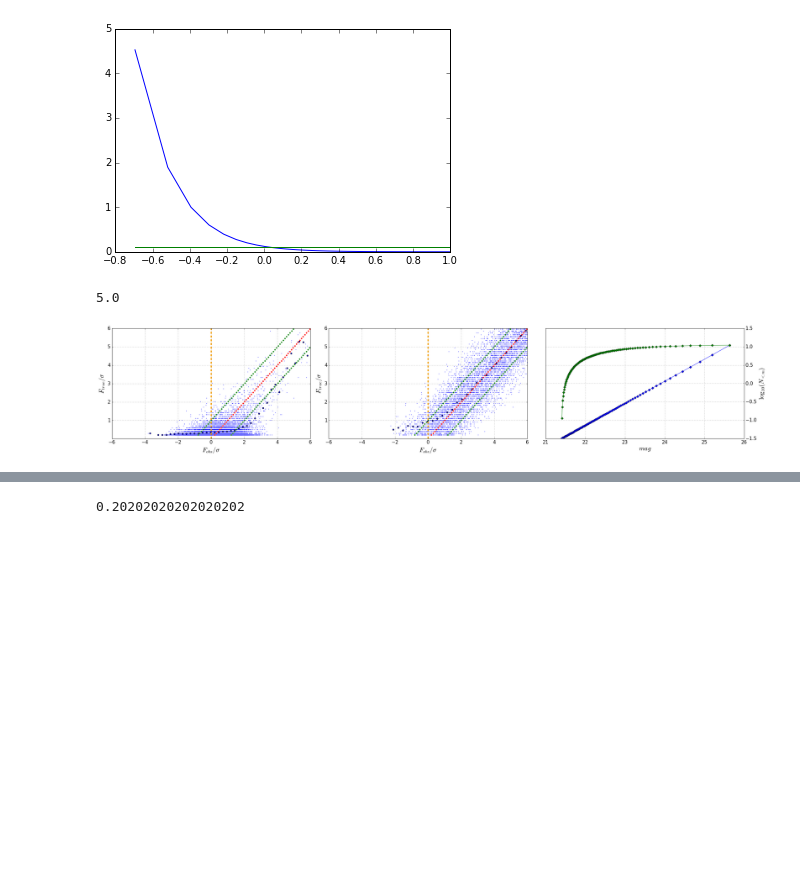
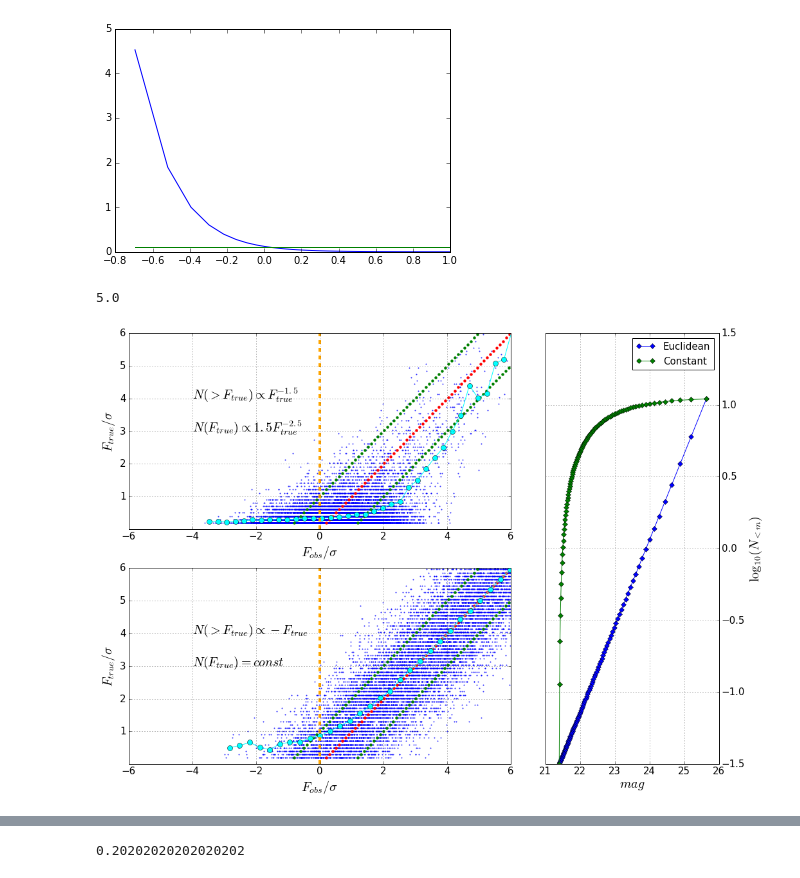
Before and after one commit to suberlak/S82analysis, a Jupyter notebook: code/iPTF_poster_plots_ver2.ipynb, the cells around one changed output, grey strips where cells are left out. Cells and saved outputs as stored; diff of their text form; code cells hidden in the pictures; blank space fills up the shorter version.

Commit message:
adding Euclidean prior...

```diff
--- a/code/iPTF_poster_plots_ver2.ipynb
+++ b/code/iPTF_poster_plots_ver2.ipynb
@@ -119,10 +119,24 @@ cdf = rv_discrete.cdf(x)
 # %% [output]
 TypeError: unbound method cdf() must be called with rv_discrete instance as first argument (got ndarray instance instead)
 # %%
+%matplotlib inline
 # compare Euclidean and constant counts...
 fig,ax = plt.subplots(1,3, figsize=(12,4))
 
 # Flux
+fmin = 0
+fmax = 1
+n_points_f_true = 100
+
+f_true = np.linspace(fmin, fmax, n_points_f_true)
+sigma = np.percentile(f_true,10)
+x_true = f_true / sigma
+
+# grab only points that are far enough from 0
+# that the number of counts does not become exponentially large...
+mask_close_zero = x_true>0.2
+sorted_x = np.sort(x_true[mask_close_zero])
+
 F = sorted_x
 delF = F[1]-F[0]
 
@@ -145,6 +159,7 @@ ax[2].set_ylabel(r'$p(N(F))$')
 ax[2].set_title('pdf (Flux) ')
 
 # Euclidean distribution of N vs Flux
+n0 = 50
 euc_ccdf_count = n0*F **(-1.5)
 euc_ccdf_norm  = euc_ccdf_count / euc_ccdf_count[0]
 calib = 1e-29
@@ -277,7 +301,29 @@ ax.plot(np.log10(F), const_pdf_norm)
 # %%
-# define canvas object ....
+# define canvas object using gridspec
 %matplotlib inline
-fig, ax= plt.subplots(1,3,figsize=(30,6))
+
+import matplotlib.gridspec as gridspec
+fig = plt.figure(figsize=(17,12))
+gs = gridspec.GridSpec(2, 3)
+ax = dict()
+ax[0] = plt.subplot(gs[0, :2])
+ax[1] = plt.subplot(gs[1, :2])
+ax[2] = plt.subplot(gs[:2, 2])
+for i in range(len(ax)):
+    ax[i].tick_params(axis='both', which='major', labelsize=15)
+
+ax[0].set_ylabel(r'$F_{true} / \sigma$', fontsize=20)
+ax[0].set_xlabel(r'$F_{obs} / \sigma$', fontsize=20)
+ax[1].set_ylabel(r'$F_{true} / \sigma$', fontsize=20)
+ax[1].set_xlabel(r'$F_{obs} / \sigma$', fontsize=20)
+ax[2].set_ylabel(r'$\log_{10}(N_{<m})$', fontsize=20)
+ax[2].set_xlabel(r'$mag$', fontsize=20)
+gs.update(left=0.15,hspace=0.2,wspace=0.2)
+
+# Plotting mean F_true :
+marker_size = 8
+marker_color = 'cyan'
+marker_type = 'o'
 
 # Generate f_true
 fmin = 0
@@ -298,7 +344,7 @@ sorted_x = np.sort(x_true[mask_close_zero])
 ##    DEFINE   EUCLIDEAN AND  CONSTANT  DISTRIBUTIONS
 
 
-scale = 1000
+scale = 2000
 # Euclidean distribution of N vs Flux
 euc_ccdf_count = F **(-1.5)
 euc_ccdf_norm  = euc_ccdf_count / euc_ccdf_count[0]
@@ -361,13 +407,13 @@ for i in range(len(sorted_x)):
     x_obs_flatten =  np.append(x_obs_flatten,x_obs_i)
     x_true_flatten = np.append(x_true_flatten, x_true_arr)
 
-# Plot the mean x_true binned along x_obs :
+# OVERPLOT MEAN X_TRUE BINNED ALONG X_OBS
 
 from scipy.stats import binned_statistic
 stats = binned_statistic(x=x_obs_flatten, values=x_true_flatten, statistic='mean', bins=50)
 statistic, bin_edges, bin_number = stats[0], stats[1], stats[2]
 bin_center = (bin_edges[:-1] + bin_edges[1:])/2
-ax[0].scatter(bin_center, statistic)
+ax[0].plot(bin_center, statistic,  marker = marker_type, color=marker_color, markersize=marker_size)
 
 
 ## PLOT CONSTANT  DISTRIBUTION
@@ -403,64 +449,60 @@ for i in range(len(sorted_x)):
     x_obs_flatten =  np.append(x_obs_flatten,x_obs_i)
     x_true_flatten = np.append(x_true_flatten, x_true_arr)
 
-# Plot the mean x_true binned along x_obs :
+# OVERPLOT MEAN X_TRUE BINNED ALONG X_OBS
 
 from scipy.stats import binned_statistic
 stats = binned_statistic(x=x_obs_flatten, values=x_true_flatten, statistic='mean', bins=50)
 statistic, bin_edges, bin_number = stats[0], stats[1], stats[2]
 bin_center = (bin_edges[:-1] + bin_edges[1:])/2
-ax[1].scatter(bin_center, statistic)
-
-# LABELS ,  LIMITS .....
+ax[1].plot(bin_center, statistic, marker = marker_type, color=marker_color, markersize=marker_size)
 
 
+# AXIS   LABELS ,  LIMITS .....
 xlim = [-6,6]
 ylim = [0.01, 6]
 
-# Set the labels, limits, etc for left panel
+# Set the labels, limits, etc for top panel
 ax[0].set_xlim(xlim[0], xlim[1])
 ax[0].set_ylim(ylim[0], ylim[1])
-ax[0].set_ylabel(r'$F_{true} / \sigma$', fontsize=20)
-ax[0].set_xlabel(r'$F_{obs} / \sigma$', fontsize=20)
-ax[0].tick_params(axis='both', which='major', labelsize=15)
 ax[0].grid()
 ax[0].axvline(x=0, color='orange', ls='--', lw=4)
+ax[0].text(-4,4, r'$N(>F_{true}) \propto F_{true}^{-1.5}$', fontsize=20)  # in data coordinates
+ax[0].text(-4,3, r'$N(F_{true})  \propto 1.5 F_{true}^{-2.5}$', fontsize=20)  # in data coordinates
 
-
-# Set the labels, limits, etc for left panel
+# Set the labels, limits, etc for bottom panel
 ax[1].set_xlim(xlim[0], xlim[1])
 ax[1].set_ylim(ylim[0], ylim[1])
-ax[1].set_ylabel(r'$F_{true} / \sigma$', fontsize=20)
-ax[1].set_xlabel(r'$F_{obs} / \sigma$', fontsize=20)
-ax[1].tick_params(axis='both', which='major', labelsize=15)
 ax[1].grid()
 ax[1].axvline(x=0, color='orange', ls='--', lw=4)
+ax[1].text(-4,4, r'$N(>F_{true}) \propto -F_{true}$', fontsize=20)
+ax[1].text(-4,3, r'$N(F_{true}) = const$', fontsize=20)
 
 
 # Plot the cumulative number of points as log(N (m<m_true)) vs mag  to
 # show the power law behavior
 # convert flux_true  to mag_true using arbitrary zero-point...
 zero_point = 48.6
 f_scale = 1e-28
 #mask_x_true_lims = (sorted_x < ylim[1]) & (sorted_x > ylim[0])
 #sorted_x_true = sorted_x[mask_x_true_lims]
 mag_true = -2.5*np.log10(sorted_x * sigma * f_scale) - zero_point
-ax[2].plot(mag_true, np.log10(euc_ccdf_count), marker='D')
-ax[2].plot(mag_true, np.log10(const_ccdf_count), marker='D')
-ax[2].set_ylabel(r'$\log_{10}(N_{<m})$', fontsize=20)
-ax[2].tick_params(axis='both', which='major', labelsize=15)
+const_ccdf_count[-1] = euc_ccdf_count[-1]
+ax[2].plot(mag_true, np.log10(euc_ccdf_count), marker='D', label='Euclidean')
+ax[2].plot(mag_true, np.log10(const_ccdf_count), marker='D', label='Constant')
 #ax[2].set_ylim(ymax=25.7)
 ax[2].grid()
-ax[2].set_xlabel(r'$mag$', fontsize=20)
+ax[2].legend(loc='best', fontsize=15)
+
 ax[2].yaxis.tick_right()
 ax[2].yaxis.set_label_position("right")
 #ax[2].set_ylim(ax[1].get_ylim()[::-1])
 #plt.tight_layout()
 
-fig.subplots_adjust(wspace=0.1)
+#fig.subplots_adjust(wspace=0.1)
 #fig.suptitle('Gaussian draws with Euclidean count for observed points', fontsize=15)
-plt.tight_layout()
-plt.savefig(dir_save+'Sim_LC_x_obs_vs_x_true_Euclidean_counts.png')
+#plt.tight_layout()
+plt.savefig(dir_save+'Fig1_Euclidean_const_counts.png',bbox_inches='tight')
 # %% [output]
 5.0
-[figure, old version]
+[figure, new version]
```
Also changed, not shown: parts of 15 cells of this notebook.
